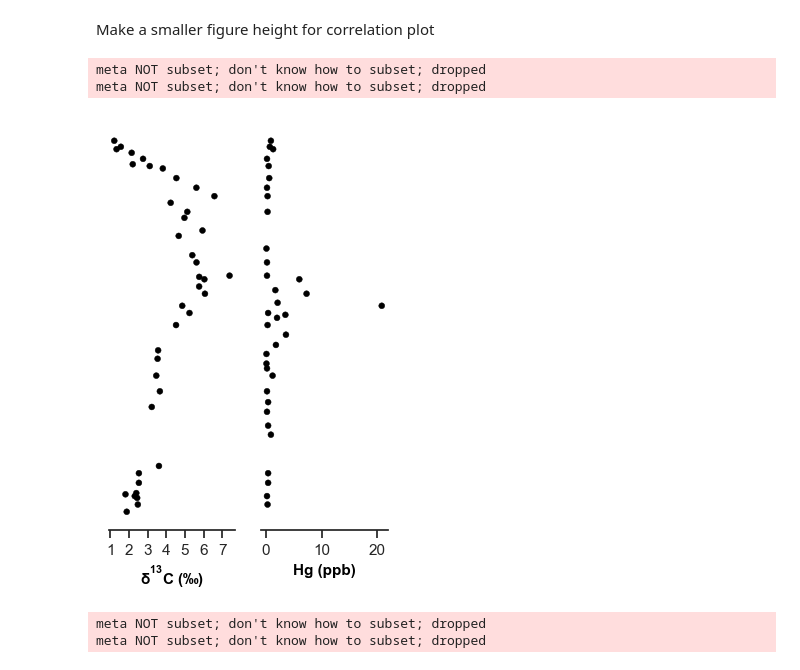
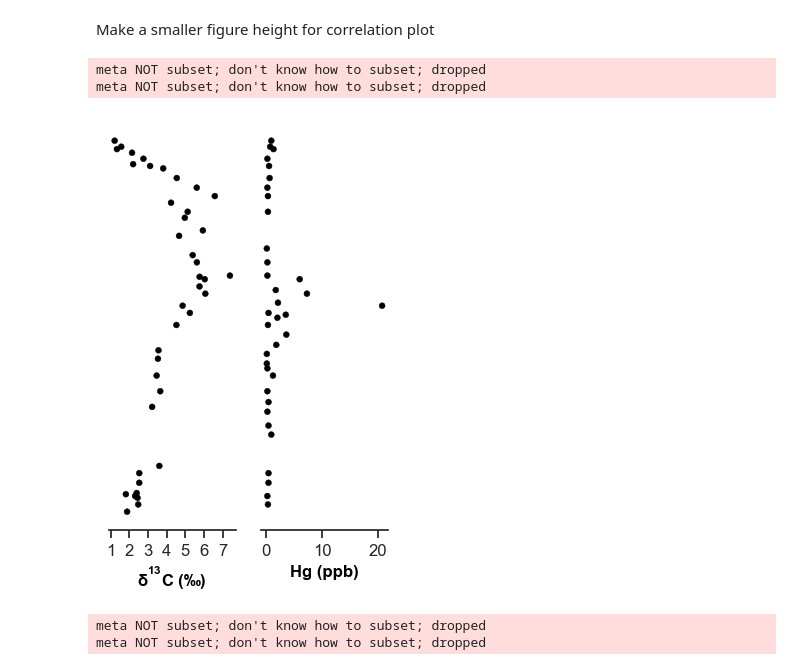
Before and after one commit to oluwaseun-edward/notebooks, a Jupyter notebook: J.Aweri.ipynb, the cells around one changed output. Drawn from its saved outputs; the diff is of its cells as text; code cells hidden in the pictures.

```diff
--- a/J.Aweri.ipynb
+++ b/J.Aweri.ipynb
@@ -81,30 +87,30 @@ Make a smaller figure height for correlation plot
 # %%
 fig, axes = plt.subplots(figsize=(3.6, 5.3), nrows=1, ncols=2, sharey=True)
 ax0, ax1 = axes
 ax_list = [ax0, ax1]
 plt_list = [d13C, Hg]
 labels = ["$\delta^{13}C\;(‰)$", "Hg (ppb)", ]
 xticks = [[1, 2,3,4,5,6,7], [0, 10, 20]]
 # remove the y-axis ticks and y-axis itself.
 sns.despine(left=True, right=True, top=True, bottom=False)
 plt.yticks([])
 
 def make_plot(data, f_size, f_name):
     for i in range(len(ax_list)):
         sns.scatterplot(data=data, x=plt_list[i], y=depth, ax=ax_list[i],
                         color='black', legend=False, edgecolor='black',
                         size=20,
                         )
         ax_list[i].tick_params(labelsize=f_size)
         ax_list[i].set_xticks(xticks[i])
         ax_list[i].set_xlabel(labels[i], fontsize=f_size, c="black", fontweight="bold")
     plt.savefig(f'{save_path}{f_name}.pdf')
 
-make_plot(ja, 11, 'ja_all-small');
+make_plot(ja, 12, 'ja_all-small');
 # %% [output]
 meta NOT subset; don't know how to subset; dropped
 meta NOT subset; don't know how to subset; dropped
-[figure, old version]
+[figure, new version]
 # %%
 fig, axes = plt.subplots(figsize=(5, 7.9), nrows=1, ncols=3, sharey=True)
 ax0, ax1, ax2 = axes
```
Also changed, not shown: parts of 1 cell of this notebook, 2 other files.
